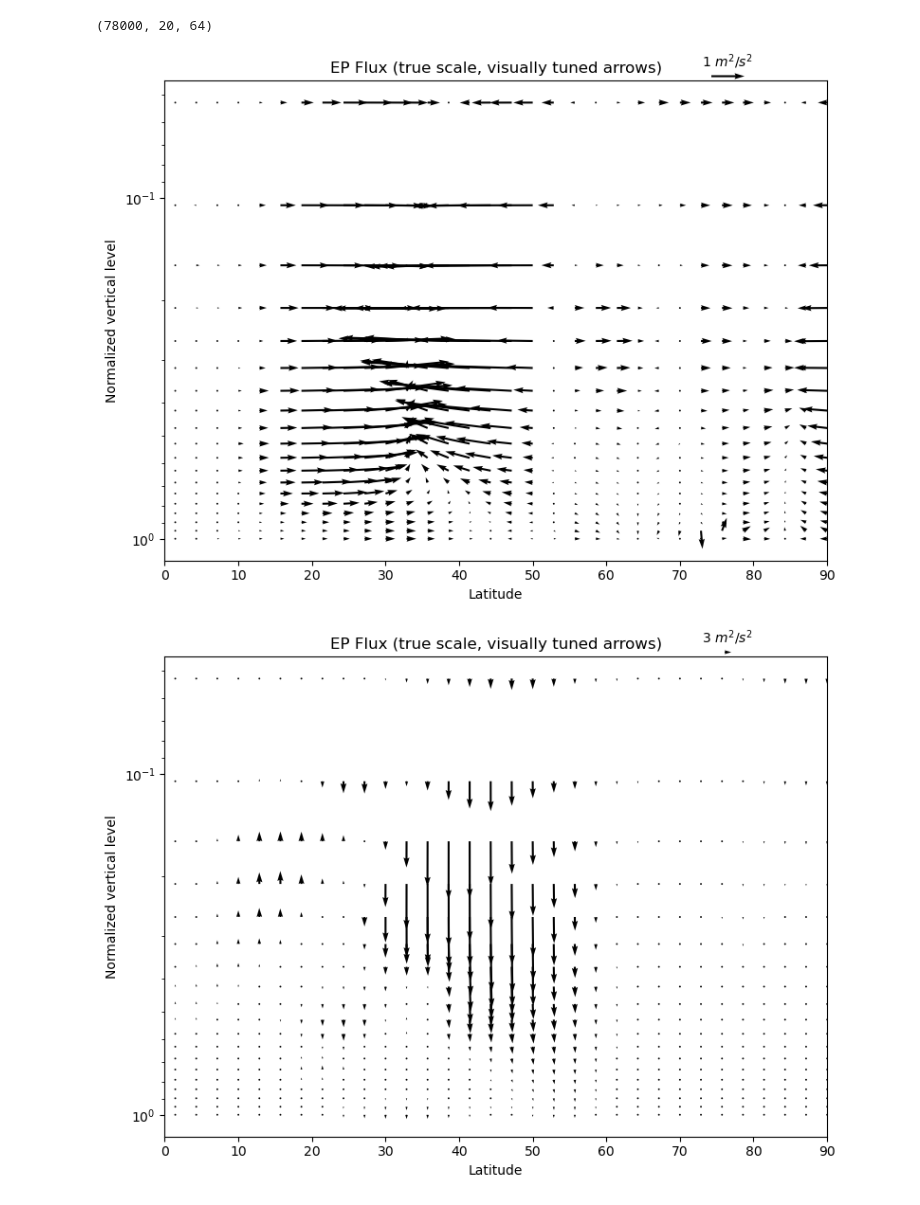
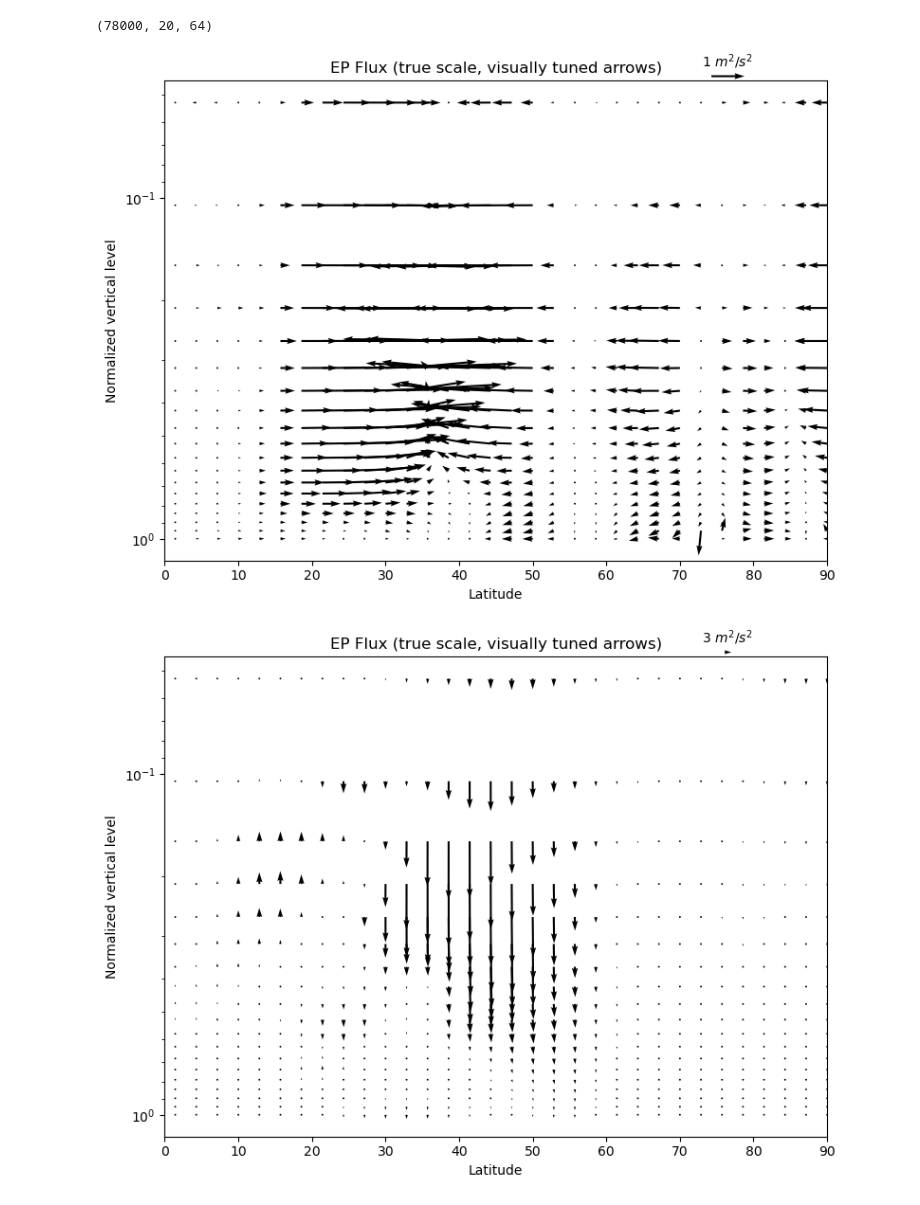
Before and after one commit to PeterChang1023/Moist_Dycore, a Jupyter notebook: EP_flux.ipynb, the cells around one changed output. Saved outputs shown, nothing was run; the diff lists cells and outputs as text; code cells hidden in the pictures.

```diff
--- a/EP_flux.ipynb
+++ b/EP_flux.ipynb
@@ -1657,45 +1657,52 @@ Fk_mean_pr50 = Fk_pr50.mean(axis=0)
 # Fj_mean = Fj_pr0
 # Fk_mean = Fk_pr0
 # %%
+
+Fj_mean_diff_pr30 = Fj_mean_pr30 - Fj_mean_pr0
+Fk_mean_diff_pr30 = Fk_mean_pr30 - Fk_mean_pr0
+
 Fj_mean_diff_pr40 = Fj_mean_pr40 - Fj_mean_pr0
 Fk_mean_diff_pr40 = Fk_mean_pr40 - Fk_mean_pr0
+
+Fj_mean_diff_pr50 = Fj_mean_pr50 - Fj_mean_pr0
+Fk_mean_diff_pr50 = Fk_mean_pr50 - Fk_mean_pr0
 # %%
 # 1. 根據 EP flux 的 magnitude 決定箭頭代表的單位
-magnitude = np.sqrt(Fj_mean_diff_pr40**2 + Fk_mean_diff_pr40**2)
+magnitude = np.sqrt(Fj_mean_diff_pr30**2 + Fk_mean_diff_pr30**2)
 ref_arrow_size = np.nanpercentile(magnitude, 90)  # 第90百分位箭頭作為參考箭頭
 
 # 2. quiver scale 控制「箭頭畫多長」
 quiver_scale = 20 * ref_arrow_size  # 調這個會改箭頭長度（越大箭越短）
 
 # 3. Plot
 y = np.linspace(-90,90,64)
 z_nor = np.linspace(0,1,20)
 yy, zz = np.meshgrid(y, z_nor)
 
 fig, ax = plt.subplots(1, figsize=(8, 6), dpi=100)
 wind_plt = ax.quiver(
     yy[::, ::], zz[::, ::],
-    Fj_mean_diff_pr40[::, ::], -Fk_mean_diff_pr40[::, ::],
+    Fj_mean_diff_pr30[::, ::], -Fk_mean_diff_pr30[::, ::],
     color="black", width=3e-3, scale=quiver_scale
 )
 
 # 4. Quiver key，只是圖例，不改數值
 ax.quiverkey(
     wind_plt, X=0.85, Y=1.01,
     U=ref_arrow_size,
     label=f"{ref_arrow_size:.0f} $m^2/s^2$",
     labelpos='N', labelsep=0.05, color='black'
 )
 ax.set_yscale("log")
 plt.gca().invert_yaxis()
 ax.set_xlim([0, 90])
 ax.set_xlabel("Latitude")
 ax.set_ylabel("Normalized vertical level")
 plt.title("EP Flux (true scale, visually tuned arrows)")
 plt.tight_layout()
 plt.show()
 # %% [output]
-[figure, old version]
+[figure, new version]
 # %%
 # 1. 根據 EP flux 的 magnitude 決定箭頭代表的單位
 magnitude = np.sqrt((Fj_pr50 - Fj_pr0)**2 + (Fk_pr50 - Fk_pr0)**2)
```
